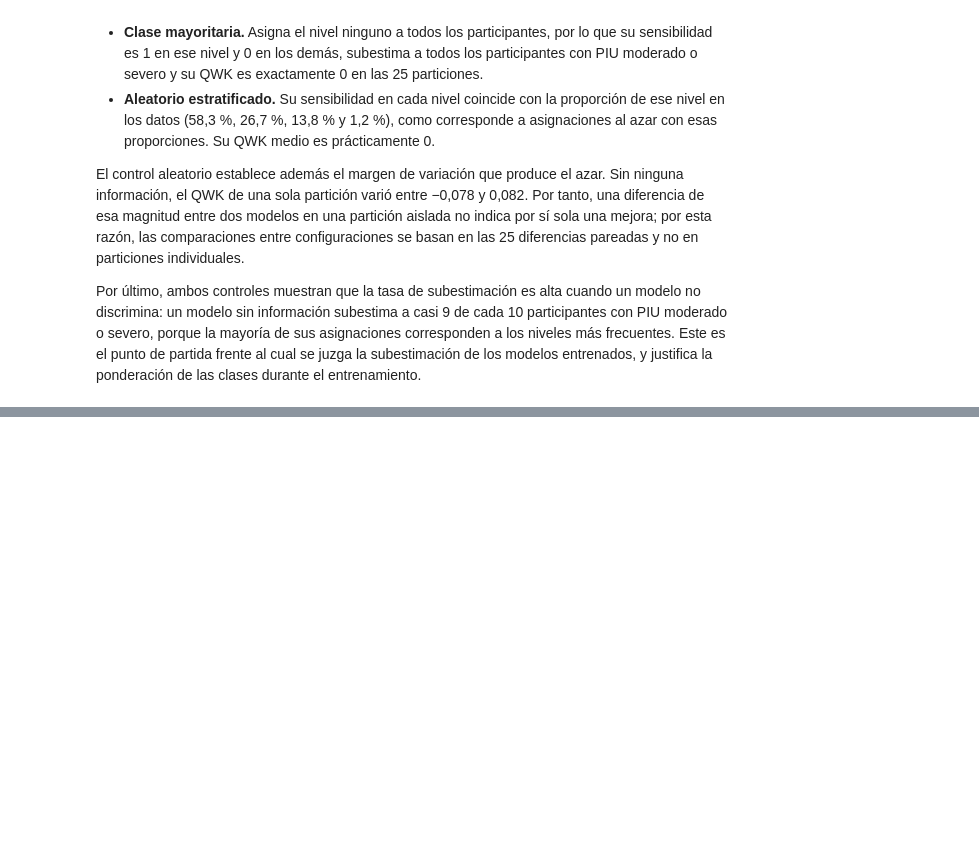
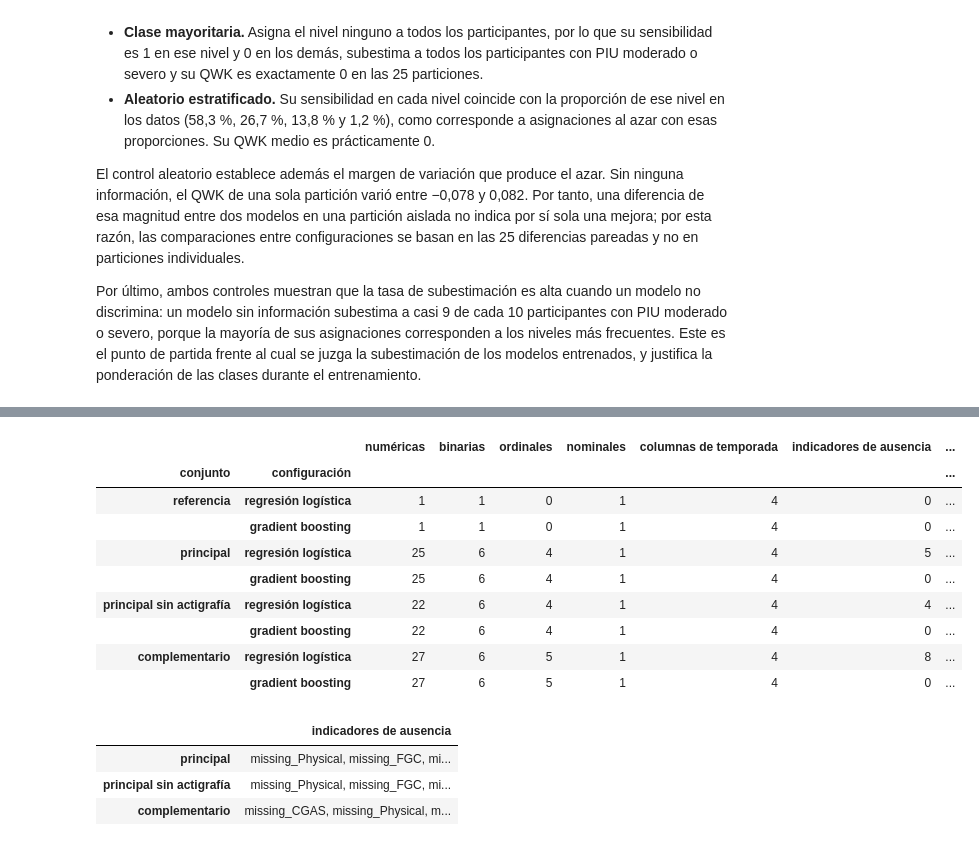
Before and after one commit to juanestebancg2806/piu-severity-prediction, a Jupyter notebook: notebooks/02_experimentos_iniciales.ipynb, the cells around one changed output, grey strips where cells are left out. Cells and saved outputs as stored; diff of their text form; code cells hidden in the pictures; blank space fills up the shorter version.

```diff
--- a/notebooks/02_experimentos_iniciales.ipynb
+++ b/notebooks/02_experimentos_iniciales.ipynb
@@ -360,0 +373,63 @@ Por último, ambos controles muestran que la tasa de subestimación es alta cuan
+# %%
+PREPROCESAMIENTOS = {
+    "regresión logística": ("linear", "simple"),
+    "gradient boosting": ("tree", "native"),
+}
+particion_ejemplo = particiones[0]
+
+filas = []
+indicadores_por_conjunto = {}
+for nombre, columnas in conjuntos.items():
+    X = analitico[columnas]
+    tipos = column_types(columnas)
+    for configuracion, (familia, estrategia) in PREPROCESAMIENTOS.items():
+        preprocesador = build_preprocessor(columnas, familia, estrategia)
+        preprocesador.fit(X.iloc[particion_ejemplo.train])
+        salida = preprocesador.transform(X.iloc[particion_ejemplo.test])
+        indicadores = [c for c in salida.columns if c.startswith("missing_")]
+        if indicadores:
+            indicadores_por_conjunto[NOMBRES_CONJUNTOS[nombre]] = indicadores
+        filas.append(
+            {
+                "conjunto": NOMBRES_CONJUNTOS[nombre],
+                "configuración": configuracion,
+                "numéricas": len(tipos["numeric"]),
+                "binarias": len(tipos["binary"]),
+                "ordinales": len(tipos["ordinal"]),
+                "nominales": len(tipos["nominal"]),
+                "columnas de temporada": sum(
+                    c.startswith("Basic_Demos-Enroll_Season") for c in salida.columns
+                ),
+                "indicadores de ausencia": len(indicadores),
+                "columnas de salida": salida.shape[1],
+                "% de celdas faltantes en la salida": round(
+                    100 * salida.isna().to_numpy().mean(), 1
+                ),
+            }
+        )
+
+composicion_preprocesamiento = pd.DataFrame(filas).set_index(
+    ["conjunto", "configuración"]
+)
+composicion_preprocesamiento
+# %% [output]
+|  |  | numéricas | binarias | ordinales | nominales | columnas de temporada | indicadores de ausencia | ... |
+| conjunto | configuración |  |  |  |  |  |  | ... |
+| referencia | regresión logística | 1 | 1 | 0 | 1 | 4 | 0 | ... |
+|  | gradient boosting | 1 | 1 | 0 | 1 | 4 | 0 | ... |
+| principal | regresión logística | 25 | 6 | 4 | 1 | 4 | 5 | ... |
+|  | gradient boosting | 25 | 6 | 4 | 1 | 4 | 0 | ... |
+| principal sin actigrafía | regresión logística | 22 | 6 | 4 | 1 | 4 | 4 | ... |
+|  | gradient boosting | 22 | 6 | 4 | 1 | 4 | 0 | ... |
+| complementario | regresión logística | 27 | 6 | 5 | 1 | 4 | 8 | ... |
+|  | gradient boosting | 27 | 6 | 5 | 1 | 4 | 0 | ... |
+# %%
+pd.Series(
+    {conjunto: ", ".join(nombres) for conjunto, nombres in indicadores_por_conjunto.items()},
+    name="indicadores de ausencia",
+).to_frame()
+# %% [output]
+|  | indicadores de ausencia |
+| principal | missing_Physical, missing_FGC, mi... |
+| principal sin actigrafía | missing_Physical, missing_FGC, mi... |
+| complementario | missing_CGAS, missing_Physical, m... |
```
Also changed, not shown: parts of 2 cells of this notebook, 4 other files.
